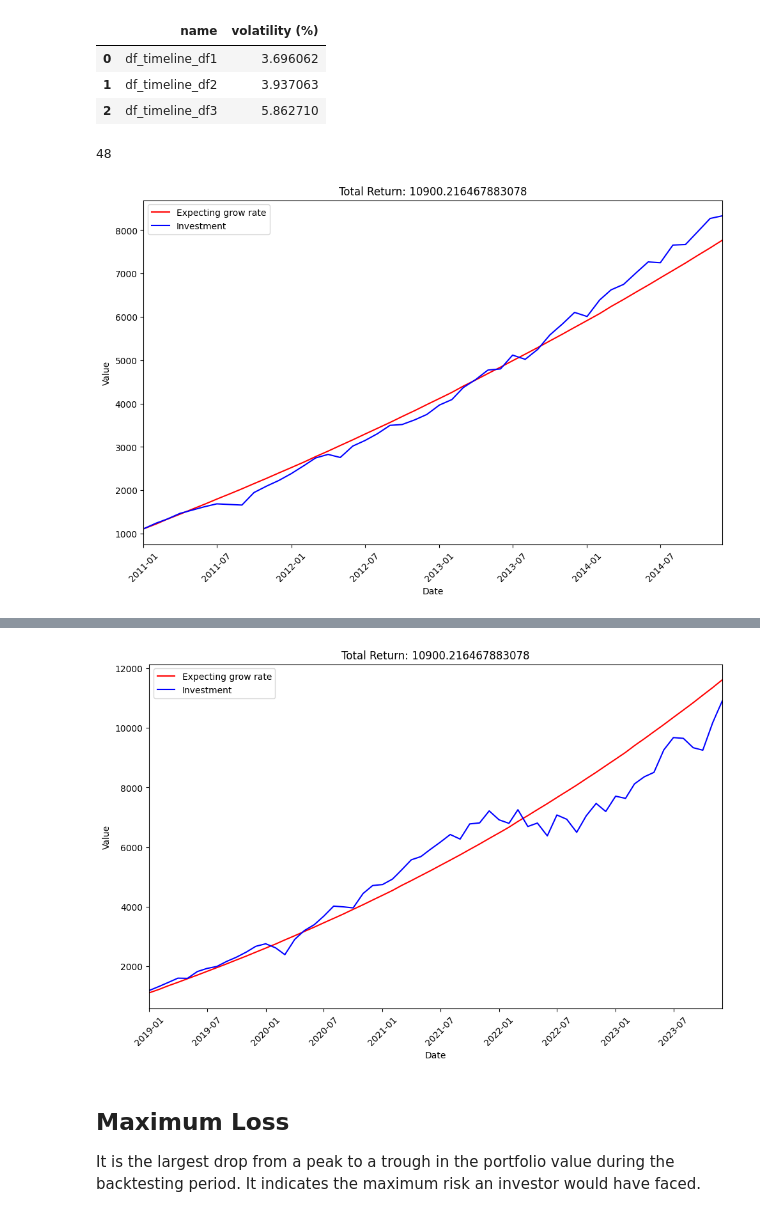
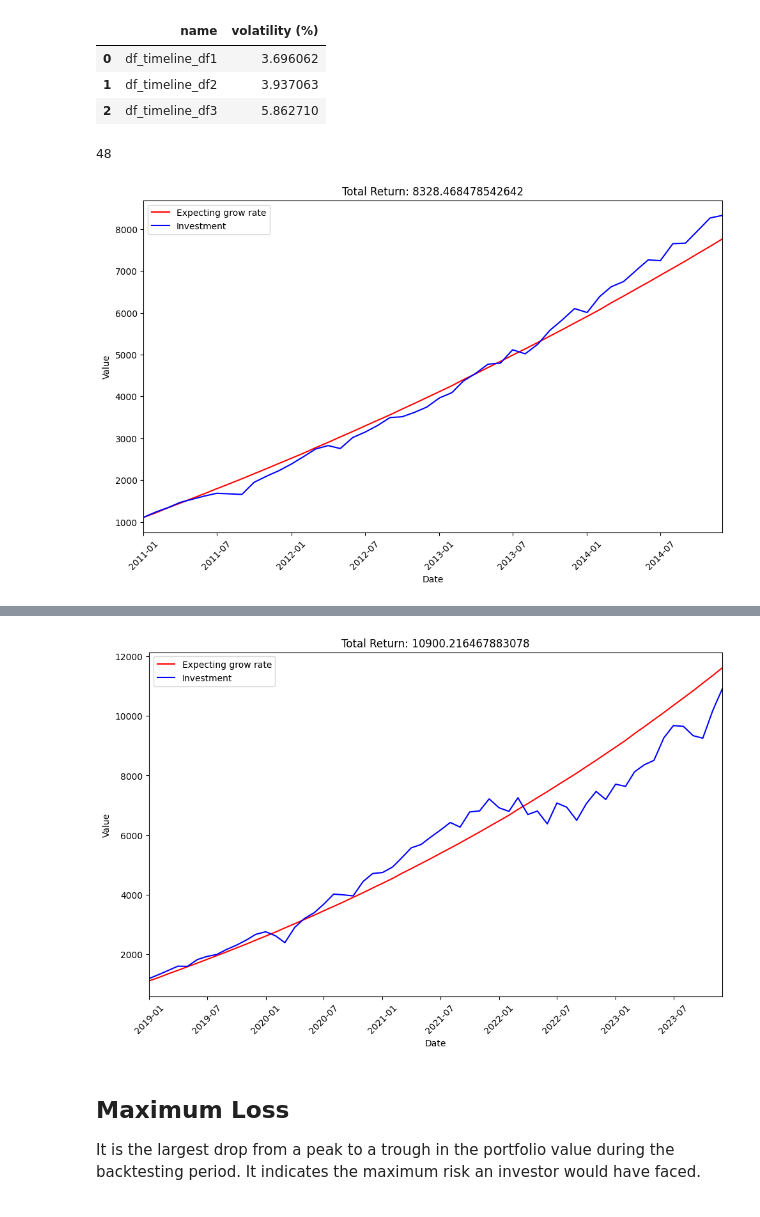
Before and after one commit to AdalDiazFarina/TFG-service, a Jupyter notebook: app/notebooks/Vanguard_SP500_ETF.ipynb, the cells around one changed output, grey strips where cells are left out. Drawn from its saved outputs; the diff is of its cells as text; code cells hidden in the pictures.

Commit message:
Refactoring the code and adding a metricts library

```diff
--- a/app/notebooks/Vanguard_SP500_ETF.ipynb
+++ b/app/notebooks/Vanguard_SP500_ETF.ipynb
@@ -203,0 +189,11 @@ current_exchange_rate = 0.30
+# %%
+from app.services.metrics_lib import Metrics
+name = 'Vanguard SP500 ETF'
+description = 'Performance of the SP500 in a long-term investment using the Vanguard SP500 ETF'
+model = 'Vanguard_SP500_ETF'
+initial_capital = 1000
+monthly_contribution = 100
+profile_id = 2
+strategy_id = 57
+m = Metrics(initial_capital, monthly_contribution, profile_id, strategy_id, comission)
+m.InitStrategy(name, description, model)
@@ -313,8 +289,9 @@ def TotalReturn(df_timeline, initial_capital):
 # %%
 data = []
 total_returns = []
-for df_timeline in df_timelines:
-  total = TotalReturn(df_timeline, initial_capital)
+for index, df_timeline in enumerate(df_timelines):
+  period = 'Period' + str(index)
+  total = m.TotalReturn(df_timeline, period)
   data.append(total)
   total_returns.append(total['total'])
 # %% [markdown]
@@ -441,5 +320,5 @@ def AnnualizadReturnGraphic(annual_returns):
 # %%
-annual_returns_df1 = AnnualizedReturn(df_timeline_df1, 2011, 2014)
-annual_returns_df2 = AnnualizedReturn(df_timeline_df2, 2015, 2018)
-annual_returns_df3 = AnnualizedReturn(df_timeline_df3, 2019, 2023)
+annual_returns_df1 = m.AnnualizedReturn(df_timeline_df1, 2011, 2014, period)
+annual_returns_df2 = m.AnnualizedReturn(df_timeline_df2, 2015, 2018, period)
+annual_returns_df3 = m.AnnualizedReturn(df_timeline_df3, 2019, 2023, period)
 # %%
@@ -488,16 +361,3 @@ display(df_volatility)
 | 0 | df_timeline_df1 | 3.696062 |
 | 1 | df_timeline_df2 | 3.937063 |
 | 2 | df_timeline_df3 | 5.862710 |
-# %%
-def experatedGrowRateValues(grow_rate, years):
-  values = []
-  monthly_grow_rate = grow_rate / 12
-  total = initial_capital
-  for i in range(1, years * 12 + 1):
-    total += total * (monthly_grow_rate / 100) + monthly_contribution
-    values.append(total)
-  return values
-
-print(len(experatedGrowRateValues(MeanAnnualizedReturn(annual_returns_df1), 4)))
-# %% [output]
-48
@@ -524,9 +364,13 @@ def showScatterPlot(index, annual_return, years):
+# %%
+print(len(m.experatedGrowRateValues(m.MeanAnnualizedReturn(annual_returns_df1), 4)))
+# %% [output]
+48
 # %%
-showScatterPlot(0, annual_returns_df1, 4)
-showScatterPlot(1, annual_returns_df2, 4)
-showScatterPlot(2, annual_returns_df3, 5)
+m.showScatterPlot(0, annual_returns_df1, 4, data)
+m.showScatterPlot(1, annual_returns_df2, 4, data)
+m.showScatterPlot(2, annual_returns_df3, 5, data)
 # %% [output]
-[figure, old version]
+[figure, new version]
 [figure]
 [figure]
 # %% [markdown]
```
Also changed, not shown: parts of 41 cells of this notebook, 10 other files.
